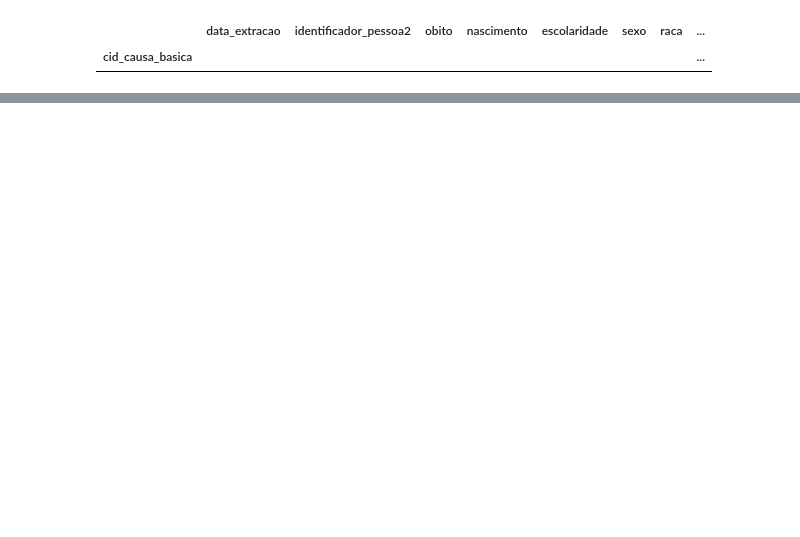
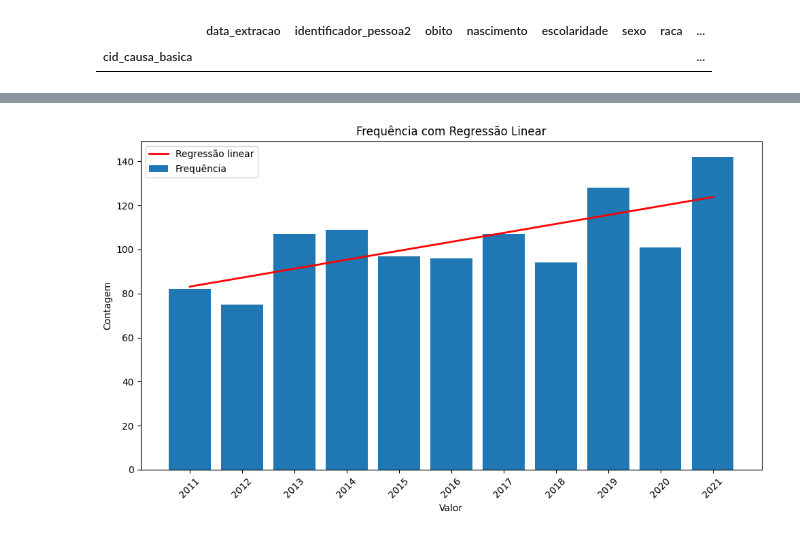
Before and after one commit to arturbernardo/data_sus, a Jupyter notebook: obitos_cid_datasus.ipynb, the cells around one changed output, grey strips where cells are left out. Saved outputs shown, nothing was run; the diff lists cells and outputs as text; code cells hidden in the pictures; blank space fills up the shorter version.

```diff
--- a/obitos_cid_datasus.ipynb
+++ b/obitos_cid_datasus.ipynb
@@ -115,0 +194,25 @@ df_index_cid
+# %%
+# Eixos X e Y
+x = np.arange(len(contagens))  # valores do eixo x (0, 1, 2, ...)
+y = contagens.values           # contagens (frequências)
+labels = contagens.index       # rótulos (valores únicos da coluna)
+
+# Regressão linear (reta: y = mx + b)
+coef = np.polyfit(x, y, 1)
+poly1d_fn = np.poly1d(coef)
+
+# Plot
+plt.figure(figsize=(10, 6))
+plt.bar(x, y, label='Frequência')
+plt.plot(x, poly1d_fn(x), color='red', linewidth=2, label='Regressão linear')  # linha da regressão
+
+# Rótulos e título
+plt.xticks(x, labels, rotation=45)
+plt.xlabel('Valor')
+plt.ylabel('Contagem')
+plt.title('Frequência com Regressão Linear')
+plt.legend()
+plt.tight_layout()
+plt.show()
+# %% [output]
+[figure, added]
```
Also changed, not shown: parts of 7 cells of this notebook.
